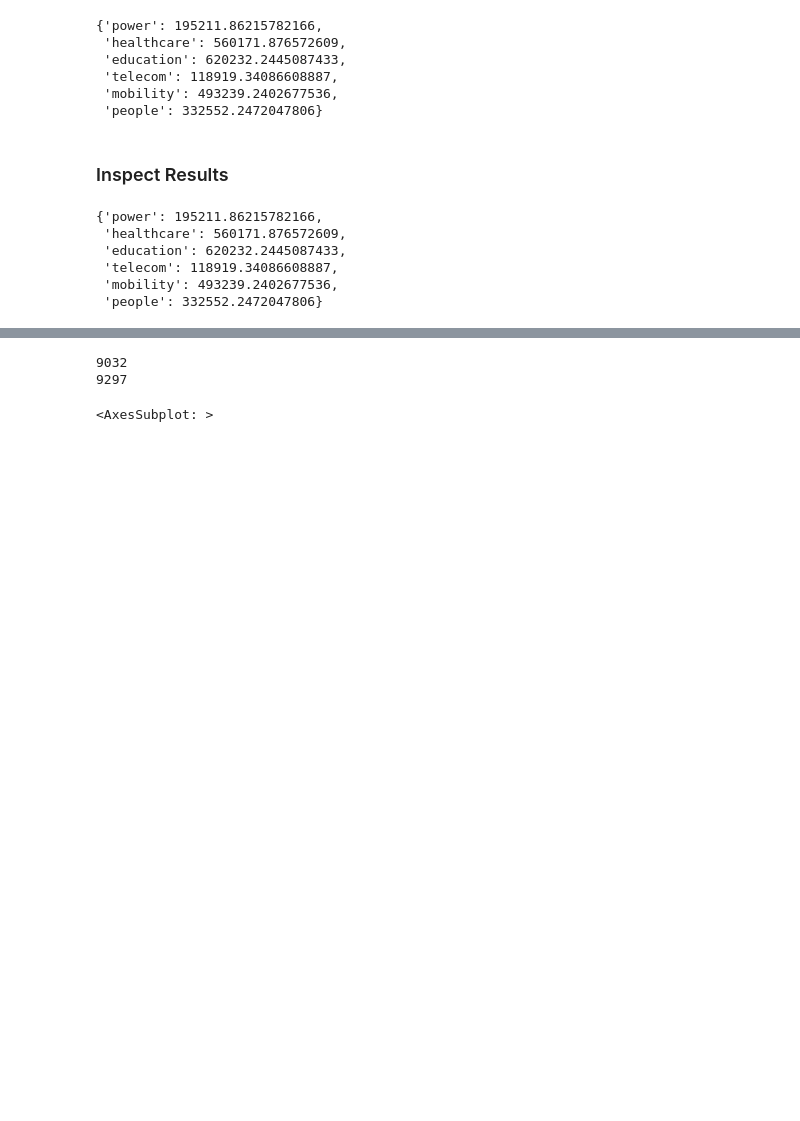
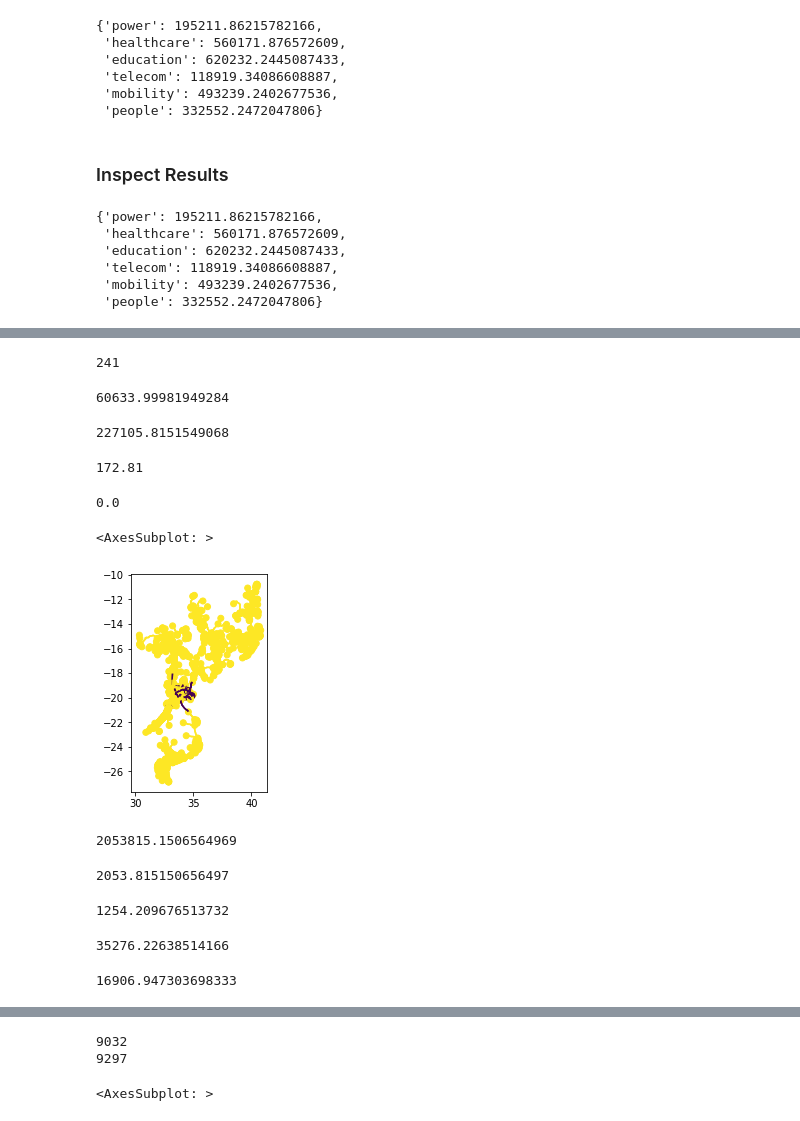
Before and after one commit to Evelyn-M/mozambique_healthcare, a Jupyter notebook: impacts_cascades_hazard_scenarios.ipynb, the cells around one changed output, grey strips where cells are left out. Saved outputs shown, nothing was run; the diff lists cells and outputs as text; code cells hidden in the pictures; blank space fills up the shorter version.

```diff
--- a/impacts_cascades_hazard_scenarios.ipynb
+++ b/impacts_cascades_hazard_scenarios.ipynb
@@ -794,2 +845,4 @@ FileNotFoundError: [Errno 2] No such file or directory: '/cluster/work/climate/e
 # %%
 df_res_tc = gpd.read_feather(path_save+f'cascade_results_2019063S18038')
+# %%
+df_res_tcfl = gpd.read_feather(path_save+f'cascade_results_TCFL_Idai')
@@ -795,0 +865,50 @@ df_res_tc = gpd.read_feather(path_save+f'cascade_results_2019063S18038')
+# %%
+(df_res_tcfl[df_res_tcfl.ci_type=='health'].imp_dir>0.1).sum()
+# %% [output]
+241
+# %%
+df_res_tcfl[df_res_tcfl.ci_type=='road'].imp_dir.sum()/1000
+# %% [output]
+60633.99981949284
+# %%
+df_res_tcfl = df_res_tcfl.set_crs(epsg=4326)
+# %%
+import climada.util.coordinates as u_coords
+df_res_tcfl['length'] = u_coords.compute_geodesic_lengths(df_res_tcfl)
+# %%
+df_res_tcfl['length'].max()
+# %% [output]
+227105.8151549068
+# %%
+df_res_tcfl[df_res_tcfl.ci_type=='power_line'].imp_dir.sum()/1000
+# %% [output]
+172.81
+# %%
+df_res_tcfl[(df_res_tcfl.ci_type=='power_line')&df_res_tcfl.geometry.type=='Point'].imp_dir.sum()
+# %% [output]
+0.0
+# %%
+df_res_tcfl[(df_res_tcfl.ci_type=='power_line')].plot('func_tot')
+# %% [output]
+<AxesSubplot: >
+[figure, added]
+# %%
+df_res_tcfl[(df_res_tcfl.ci_type=='power_line') & (df_res_tcfl.func_internal==0)]['length'].sum()
+# %% [output]
+2053815.1506564969
+# %%
+df_res_tcfl[(df_res_tcfl.ci_type=='power_line') & (df_res_tcfl.func_internal==0)]['length'].sum()/1000
+# %% [output]
+2053.815150656497
+# %%
+df_res_tcfl[(df_res_tcfl.ci_type=='power_line') & ((df_res_tcfl.imp_dir/df_res_tcfl['length'])>0.01)]['length'].sum()/1000
+# %% [output]
+1254.209676513732
+# %%
+df_res_tcfl[(df_res_tcfl.ci_type=='road') & (df_res_tcfl.func_internal==0)]['length'].sum()/1000
+# %% [output]
+35276.22638514166
+# %%
+df_res_tcfl[(df_res_tcfl.ci_type=='road') & ((df_res_tcfl.imp_dir*0.5/df_res_tcfl['length'])>0.5)]['length'].sum()/1000
+# %% [output]
+16906.947303698333
```
Also changed, not shown: parts of 10 cells of this notebook, 5 other files.
